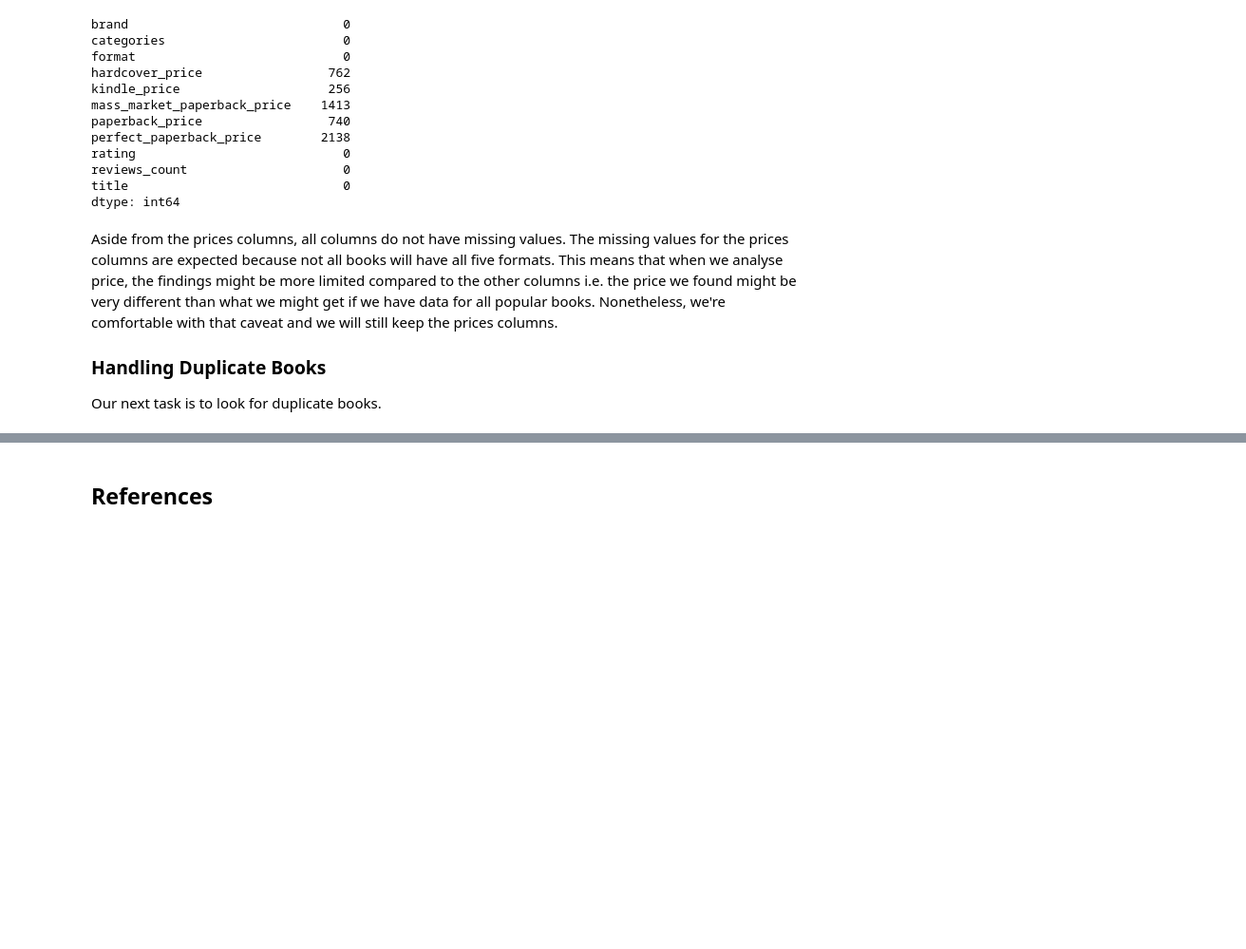
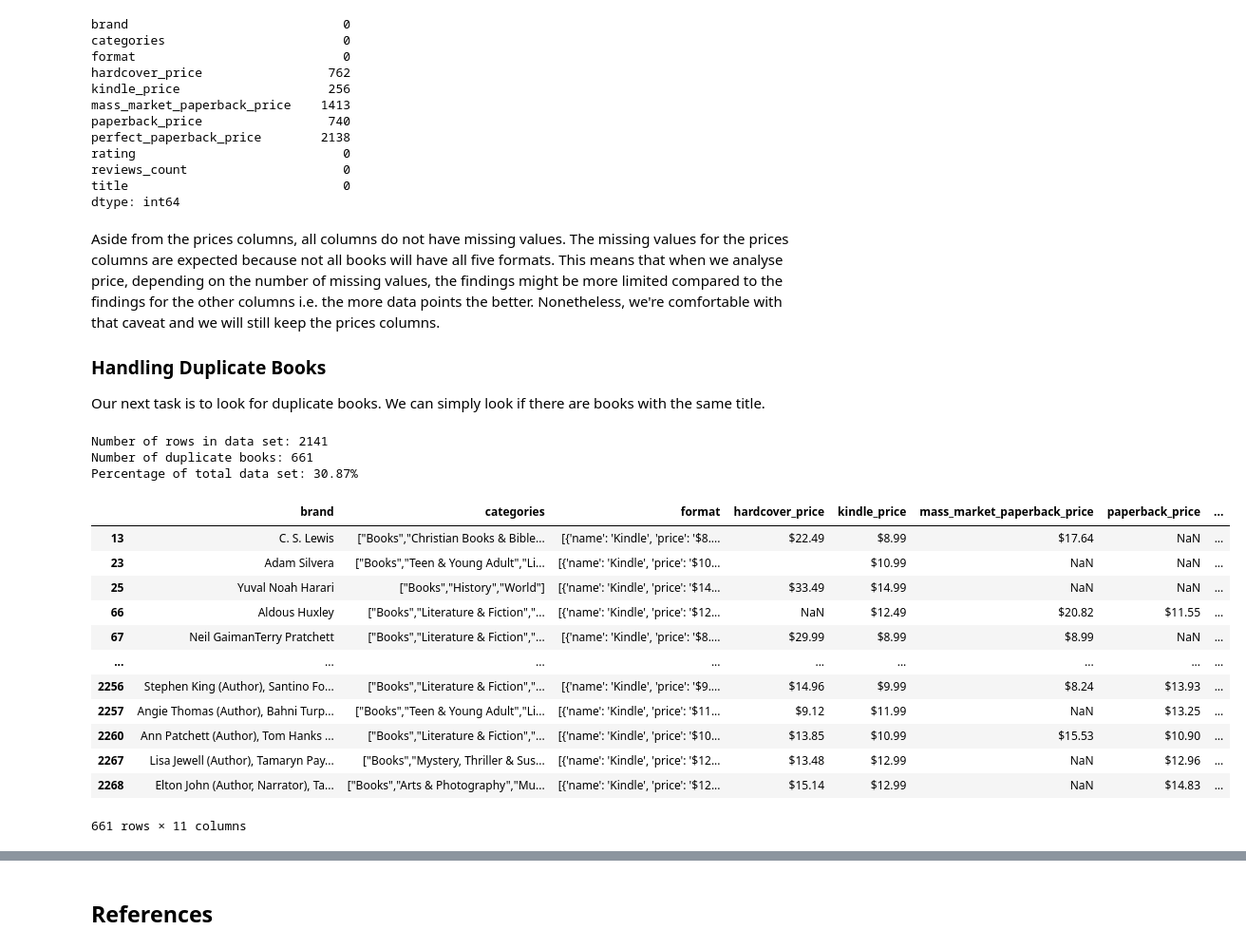
Before and after one commit to wanzulfikri/amazon-bestselling-books-analysis, a Jupyter notebook: Publisher.ipynb, the cells around one changed output, grey strips where cells are left out. Shown at 95% size. Cells and saved outputs as stored; diff of their text form; code cells hidden in the pictures; blank space fills up the shorter version.

```diff
--- a/Publisher.ipynb
+++ b/Publisher.ipynb
@@ -518,8 +515,38 @@ reviews_count                     0
 title                             0
 dtype: int64
 # %% [markdown]
-Aside from the prices columns, all columns do not have missing values. The missing values for the prices columns are expected because not all books will have all five formats. This means that when we analyse price, the findings might be more limited compared to the other columns i.e. the price we found might be very different than what we might get if we have data for all popular books. Nonetheless, we're comfortable with that caveat and we will still keep the prices columns.
+Aside from the prices columns, all columns do not have missing values. The missing values for the prices columns are expected because not all books will have all five formats. This means that when we analyse price, depending on the number of missing values, the findings might be more limited compared to the findings for the other columns i.e. the more data points the better. Nonetheless, we're comfortable with that caveat and we will still keep the prices columns.
 
 ### Handling Duplicate Books
 
-Our next task is to look for duplicate books.
+Our next task is to look for duplicate books. We can simply look if there are books with the same title.
+# %%
+duplicate_books = amazon_books_updated[amazon_books_updated.duplicated(subset=['title'])]
+
+# def print_length_and_percentage(subset, df, noun="rows"):
+#     subset_nrows = subset.shape[0]
+#     df_nrows     = df.shape[0]
+#     print("Number of rows in data set: {}".format(df_nrows))
+#     print("Number of {}: {}".format(noun, subset_nrows))
+#     print("Percentage of total data set: {:.2%}".format(subset_nrows/df_nrows))
+
+print_length_and_percentage(duplicate_books, amazon_books_updated, "duplicate books")
+
+duplicate_books
+# %% [output]
+Number of rows in data set: 2141
+Number of duplicate books: 661
+Percentage of total data set: 30.87%
+|  | brand | categories | format | hardcover_price | kindle_price | mass_market_paperback_price | paperback_price | ... |
+| 13 | C. S. Lewis | ["Books","Christian Books & Bible... | [{'name': 'Kindle', 'price': '$8.... | $22.49 | $8.99 | $17.64 | NaN | ... |
+| 23 | Adam Silvera | ["Books","Teen & Young Adult","Li... | [{'name': 'Kindle', 'price': '$10... |  | $10.99 | NaN | NaN | ... |
+| 25 | Yuval Noah Harari | ["Books","History","World"] | [{'name': 'Kindle', 'price': '$14... | $33.49 | $14.99 | NaN | NaN | ... |
+| 66 | Aldous Huxley | ["Books","Literature & Fiction","... | [{'name': 'Kindle', 'price': '$12... | NaN | $12.49 | $20.82 | $11.55 | ... |
+| 67 | Neil GaimanTerry Pratchett | ["Books","Literature & Fiction","... | [{'name': 'Kindle', 'price': '$8.... | $29.99 | $8.99 | $8.99 | NaN | ... |
+| ... | ... | ... | ... | ... | ... | ... | ... | ... |
+| 2256 | Stephen King (Author), Santino Fo... | ["Books","Literature & Fiction","... | [{'name': 'Kindle', 'price': '$9.... | $14.96 | $9.99 | $8.24 | $13.93 | ... |
+| 2257 | Angie Thomas (Author), Bahni Turp... | ["Books","Teen & Young Adult","Li... | [{'name': 'Kindle', 'price': '$11... | $9.12 | $11.99 | NaN | $13.25 | ... |
+| 2260 | Ann Patchett (Author), Tom Hanks ... | ["Books","Literature & Fiction","... | [{'name': 'Kindle', 'price': '$10... | $13.85 | $10.99 | $15.53 | $10.90 | ... |
+| 2267 | Lisa Jewell (Author), Tamaryn Pay... | ["Books","Mystery, Thriller & Sus... | [{'name': 'Kindle', 'price': '$12... | $13.48 | $12.99 | NaN | $12.96 | ... |
+| 2268 | Elton John (Author, Narrator), Ta... | ["Books","Arts & Photography","Mu... | [{'name': 'Kindle', 'price': '$12... | $15.14 | $12.99 | NaN | $14.83 | ... |
+661 rows × 11 columns
```
Also changed, not shown: parts of 3 cells of this notebook.
